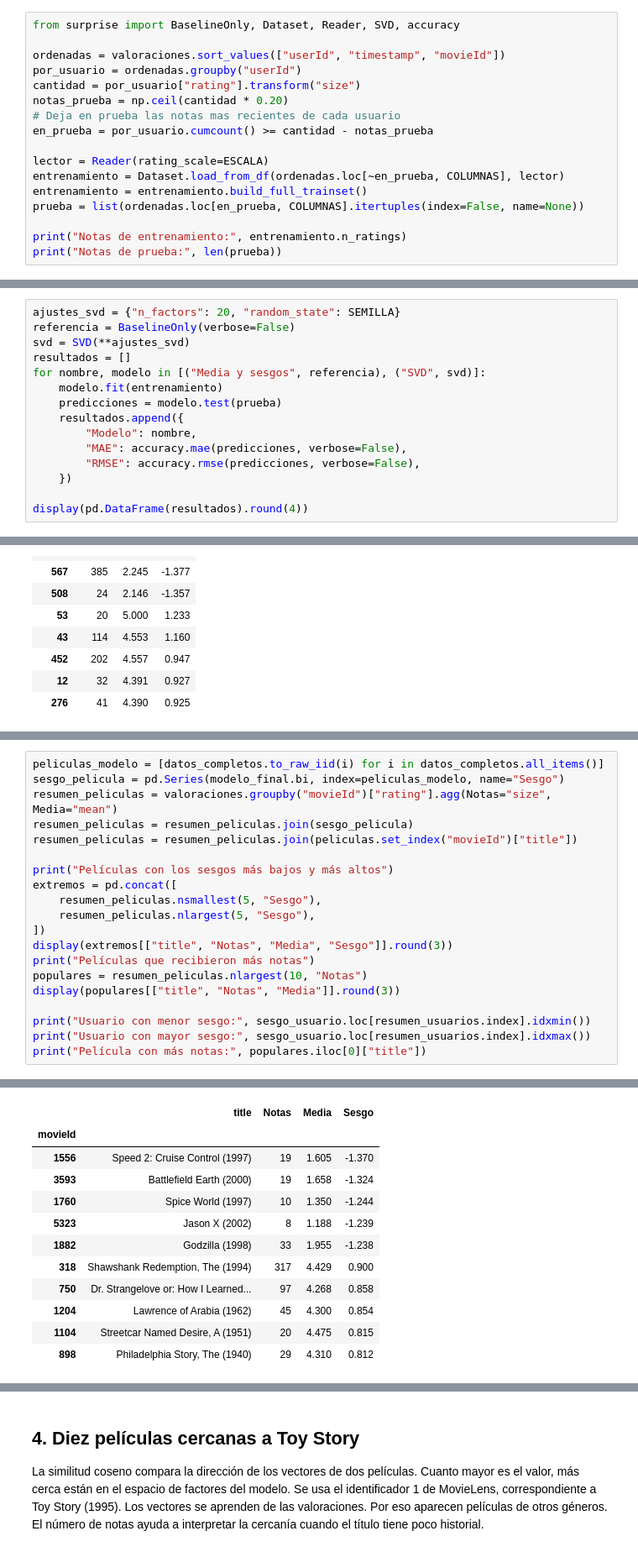
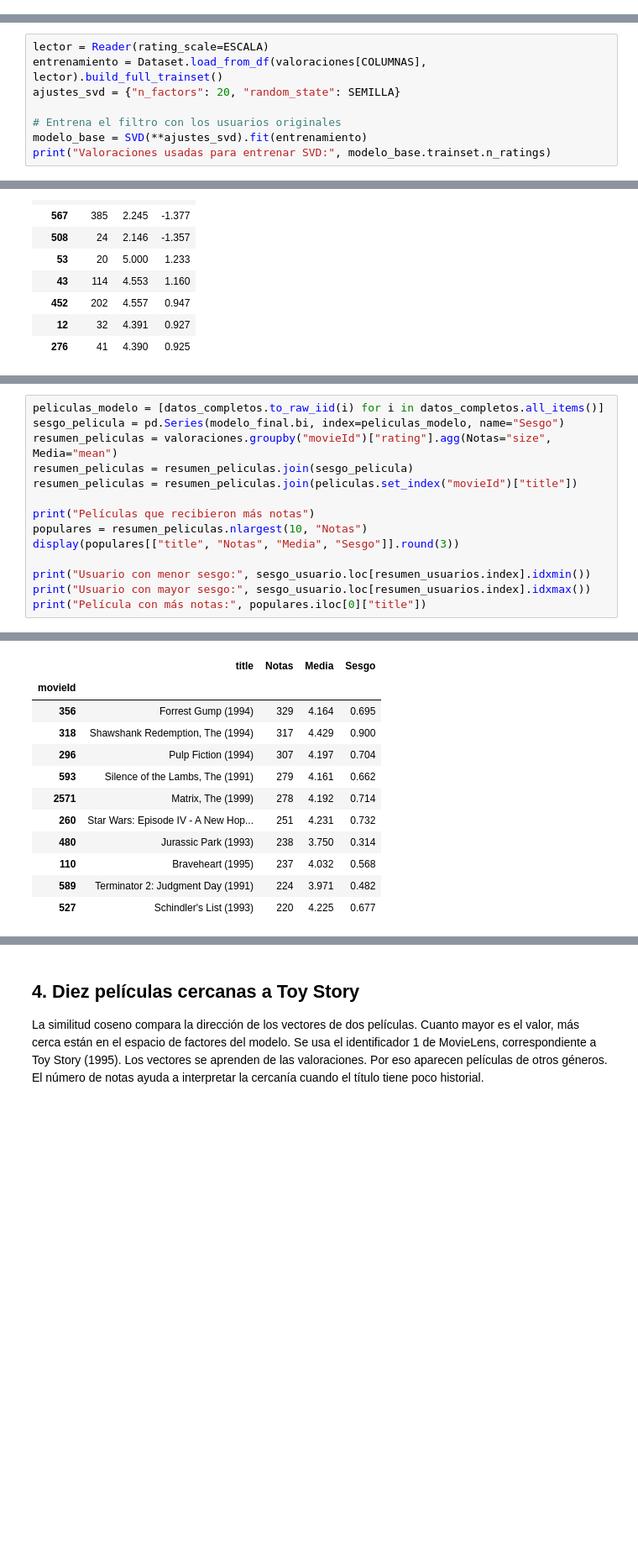
Before and after one commit to borja-parra/practica-recomendador-movielens, a Jupyter notebook: practica_movielens.ipynb, the cells around one changed output, grey strips where cells are left out. Shown at 84% size. Cells and saved outputs as stored; diff of their text form; blank space fills up the shorter version.

```diff
--- a/practica_movielens.ipynb
+++ b/practica_movielens.ipynb
@@ -63,17 +33,0 @@ Se reserva el 20 % más reciente de las valoraciones de cada usuario para prueba
-# %%
-from surprise import BaselineOnly, Dataset, Reader, SVD, accuracy
-
-ordenadas = valoraciones.sort_values(["userId", "timestamp", "movieId"])
-por_usuario = ordenadas.groupby("userId")
-cantidad = por_usuario["rating"].transform("size")
-notas_prueba = np.ceil(cantidad * 0.20)
-# Deja en prueba las notas mas recientes de cada usuario
-en_prueba = por_usuario.cumcount() >= cantidad - notas_prueba
-
-lector = Reader(rating_scale=ESCALA)
-entrenamiento = Dataset.load_from_df(ordenadas.loc[~en_prueba, COLUMNAS], lector)
-entrenamiento = entrenamiento.build_full_trainset()
-prueba = list(ordenadas.loc[en_prueba, COLUMNAS].itertuples(index=False, name=None))
-
-print("Notas de entrenamiento:", entrenamiento.n_ratings)
-print("Notas de prueba:", len(prueba))
@@ -85,16 +34,9 @@ MAE y RMSE miden el error en estrellas. RMSE da más peso a las desviaciones gra
 # %%
+lector = Reader(rating_scale=ESCALA)
+entrenamiento = Dataset.load_from_df(valoraciones[COLUMNAS], lector).build_full_trainset()
 ajustes_svd = {"n_factors": 20, "random_state": SEMILLA}
-referencia = BaselineOnly(verbose=False)
-svd = SVD(**ajustes_svd)
-resultados = []
-for nombre, modelo in [("Media y sesgos", referencia), ("SVD", svd)]:
-    modelo.fit(entrenamiento)
-    predicciones = modelo.test(prueba)
-    resultados.append({
-        "Modelo": nombre,
-        "MAE": accuracy.mae(predicciones, verbose=False),
-        "RMSE": accuracy.rmse(predicciones, verbose=False),
-    })
 
-display(pd.DataFrame(resultados).round(4))
+# Entrena el filtro con los usuarios originales
+modelo_base = SVD(**ajustes_svd).fit(entrenamiento)
+print("Valoraciones usadas para entrenar SVD:", modelo_base.trainset.n_ratings)
 # %% [output]
@@ -223,15 +161,9 @@ resumen_peliculas = valoraciones.groupby("movieId")["rating"].agg(Notas="size",
 resumen_peliculas = resumen_peliculas.join(sesgo_pelicula)
 resumen_peliculas = resumen_peliculas.join(peliculas.set_index("movieId")["title"])
 
-print("Películas con los sesgos más bajos y más altos")
-extremos = pd.concat([
-    resumen_peliculas.nsmallest(5, "Sesgo"),
-    resumen_peliculas.nlargest(5, "Sesgo"),
-])
-display(extremos[["title", "Notas", "Media", "Sesgo"]].round(3))
 print("Películas que recibieron más notas")
 populares = resumen_peliculas.nlargest(10, "Notas")
-display(populares[["title", "Notas", "Media"]].round(3))
+display(populares[["title", "Notas", "Media", "Sesgo"]].round(3))
 
 print("Usuario con menor sesgo:", sesgo_usuario.loc[resumen_usuarios.index].idxmin())
 print("Usuario con mayor sesgo:", sesgo_usuario.loc[resumen_usuarios.index].idxmax())
@@ -241,12 +173,12 @@ Películas con los sesgos más bajos y más altos
 |  | title | Notas | Media | Sesgo |
 | movieId |  |  |  |  |
-| 1556 | Speed 2: Cruise Control (1997) | 19 | 1.605 | -1.370 |
-| 3593 | Battlefield Earth (2000) | 19 | 1.658 | -1.324 |
-| 1760 | Spice World (1997) | 10 | 1.350 | -1.244 |
-| 5323 | Jason X (2002) | 8 | 1.188 | -1.239 |
-| 1882 | Godzilla (1998) | 33 | 1.955 | -1.238 |
+| 356 | Forrest Gump (1994) | 329 | 4.164 | 0.695 |
 | 318 | Shawshank Redemption, The (1994) | 317 | 4.429 | 0.900 |
-| 750 | Dr. Strangelove or: How I Learned... | 97 | 4.268 | 0.858 |
-| 1204 | Lawrence of Arabia (1962) | 45 | 4.300 | 0.854 |
-| 1104 | Streetcar Named Desire, A (1951) | 20 | 4.475 | 0.815 |
-| 898 | Philadelphia Story, The (1940) | 29 | 4.310 | 0.812 |
+| 296 | Pulp Fiction (1994) | 307 | 4.197 | 0.704 |
+| 593 | Silence of the Lambs, The (1991) | 279 | 4.161 | 0.662 |
+| 2571 | Matrix, The (1999) | 278 | 4.192 | 0.714 |
+| 260 | Star Wars: Episode IV - A New Hop... | 251 | 4.231 | 0.732 |
+| 480 | Jurassic Park (1993) | 238 | 3.750 | 0.314 |
+| 110 | Braveheart (1995) | 237 | 4.032 | 0.568 |
+| 589 | Terminator 2: Judgment Day (1991) | 224 | 3.971 | 0.482 |
+| 527 | Schindler's List (1993) | 220 | 4.225 | 0.677 |
```
Also changed, not shown: parts of 15 cells of this notebook, 1 other file.
